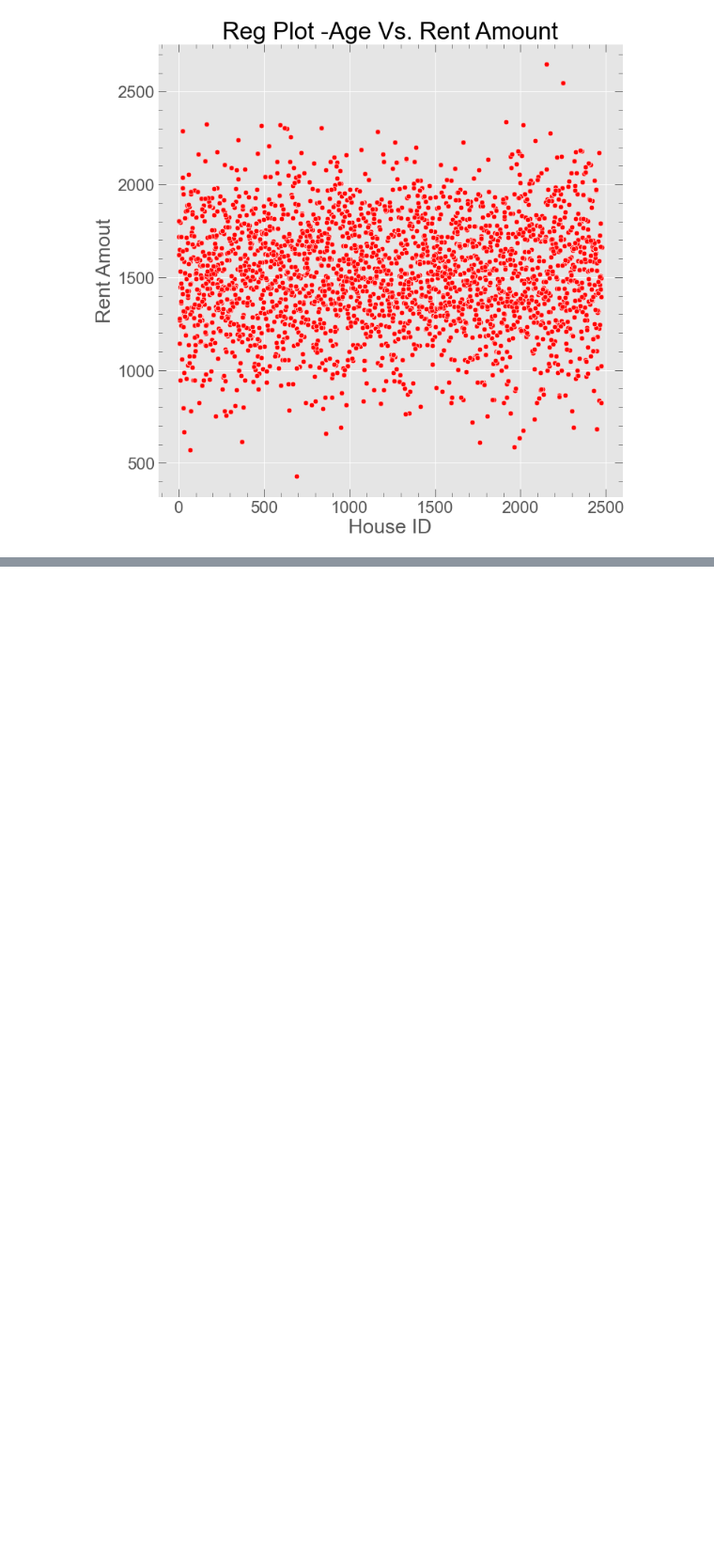
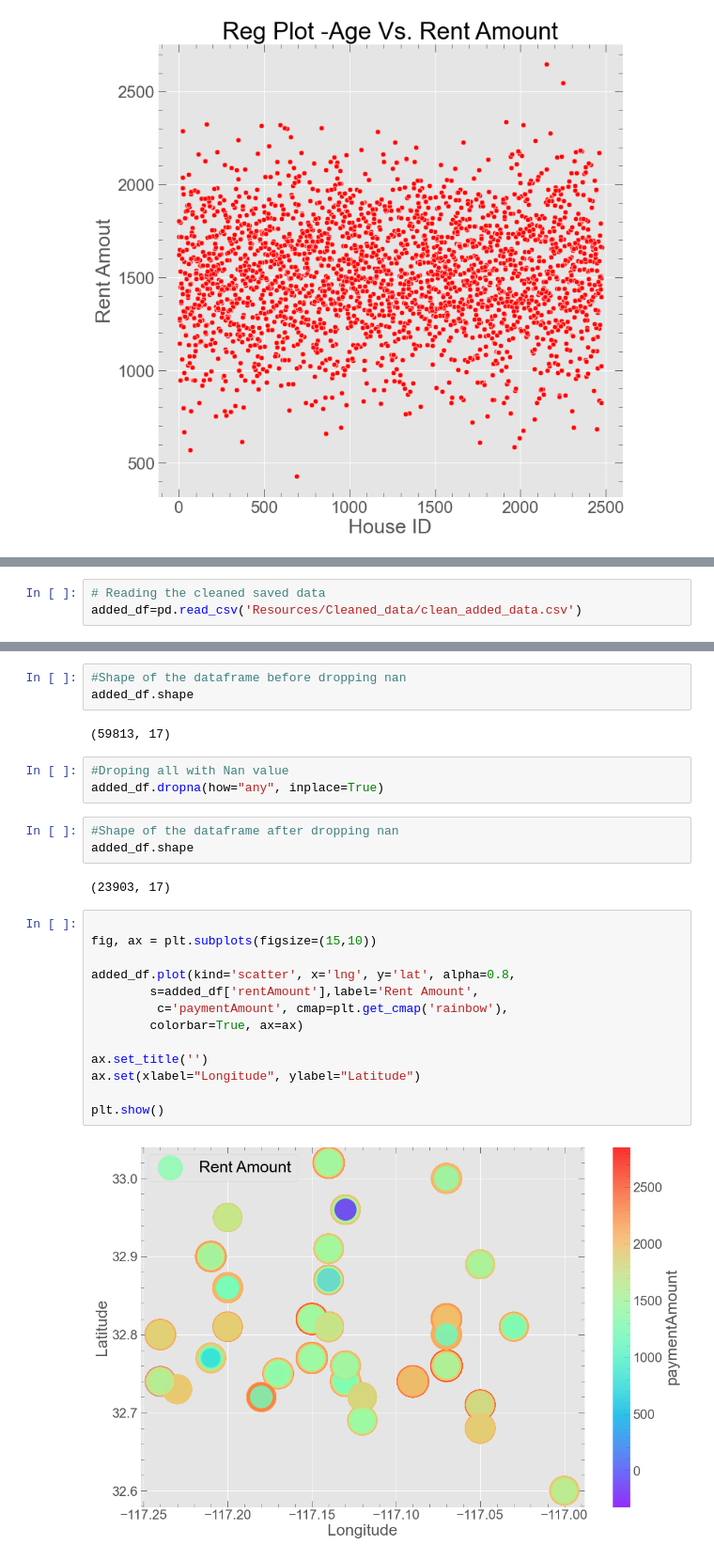
Before and after one commit to pandeysudip/Rental, a Jupyter notebook: 2.Data_Visulization.ipynb, the cells around one changed output, grey strips where cells are left out. Shown at 94% size. Drawn from its saved outputs; the diff is of its cells as text; blank space fills up the shorter version.

Commit message:
Updating data and visulization

```diff
--- a/2.Data_Visulization.ipynb
+++ b/2.Data_Visulization.ipynb
@@ -442,0 +445,3 @@ plt.show()
+# %%
+# Reading the cleaned saved data
+added_df=pd.read_csv('Resources/Cleaned_data/clean_added_data.csv')
@@ -442,0 +458,28 @@ plt.show()
+# %%
+#Shape of the dataframe before dropping nan
+added_df.shape
+# %% [output]
+(59813, 17)
+# %%
+#Droping all with Nan value
+added_df.dropna(how="any", inplace=True)
+# %%
+#Shape of the dataframe after dropping nan
+added_df.shape
+# %% [output]
+(23903, 17)
+# %%
+
+fig, ax = plt.subplots(figsize=(15,10))
+
+added_df.plot(kind='scatter', x='lng', y='lat', alpha=0.8,
+        s=added_df['rentAmount'],label='Rent Amount',
+         c='paymentAmount', cmap=plt.get_cmap('rainbow'),
+        colorbar=True, ax=ax)
+
+ax.set_title('')
+ax.set(xlabel="Longitude", ylabel="Latitude")
+
+plt.show()
+# %% [output]
+[figure, added]
```
Also changed, not shown: parts of 3 cells of this notebook, 5 other files.
